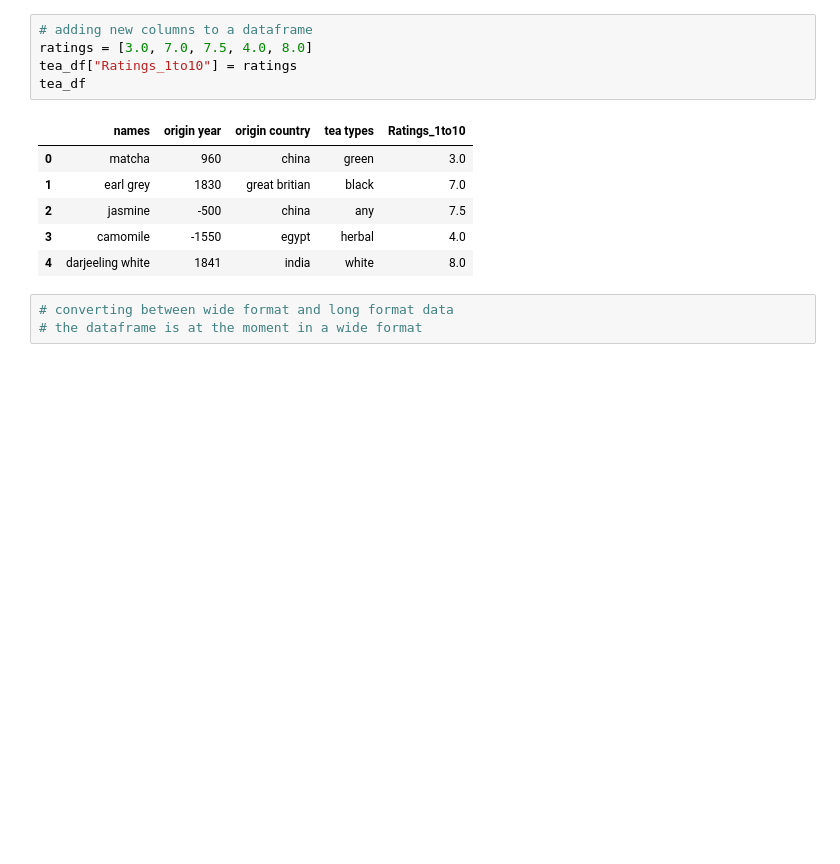
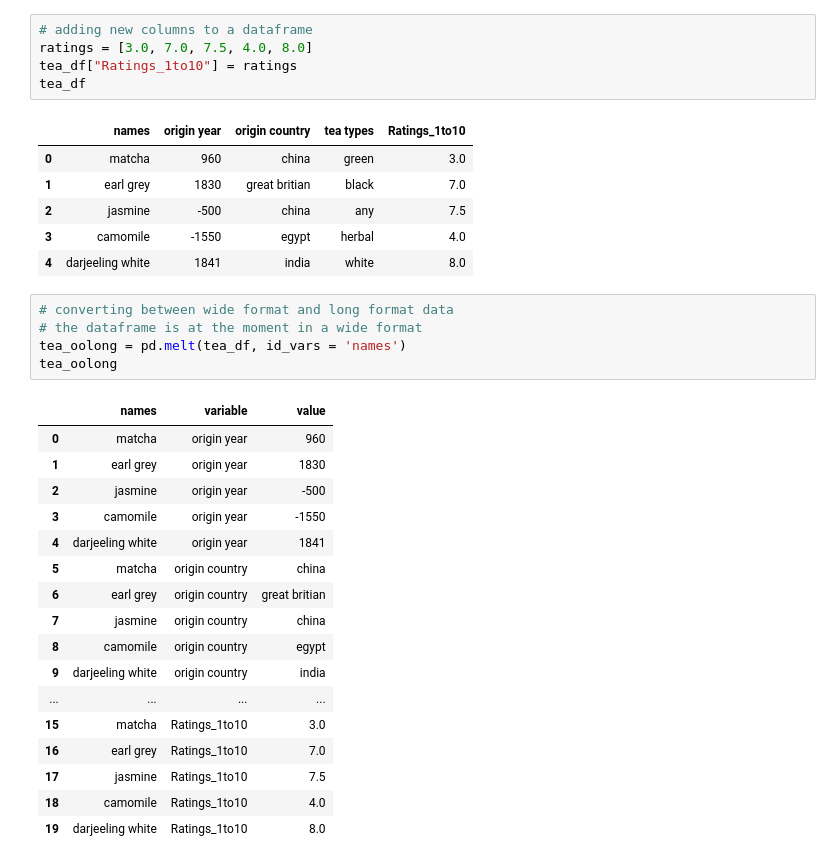
Before and after one commit to NiGitaMyrGit/experimental_psycholinguistics_2023, a Jupyter notebook: Labs/portfolio_3_consolidate_knowledge.ipynb, the cells around one changed output. Drawn from its saved outputs; the diff is of its cells as text; blank space fills up the shorter version.

```diff
--- a/Labs/portfolio_3_consolidate_knowledge.ipynb
+++ b/Labs/portfolio_3_consolidate_knowledge.ipynb
@@ -383,3 +382,23 @@ tea_df
 # %%
 # converting between wide format and long format data
 # the dataframe is at the moment in a wide format
+tea_oolong = pd.melt(tea_df, id_vars = 'names')
+tea_oolong
+# %% [output]
+|  | names | variable | value |
+| 0 | matcha | origin year | 960 |
+| 1 | earl grey | origin year | 1830 |
+| 2 | jasmine | origin year | -500 |
+| 3 | camomile | origin year | -1550 |
+| 4 | darjeeling white | origin year | 1841 |
+| 5 | matcha | origin country | china |
+| 6 | earl grey | origin country | great britian |
+| 7 | jasmine | origin country | china |
+| 8 | camomile | origin country | egypt |
+| 9 | darjeeling white | origin country | india |
+| ... | ... | ... | ... |
+| 15 | matcha | Ratings_1to10 | 3.0 |
+| 16 | earl grey | Ratings_1to10 | 7.0 |
+| 17 | jasmine | Ratings_1to10 | 7.5 |
+| 18 | camomile | Ratings_1to10 | 4.0 |
+| 19 | darjeeling white | Ratings_1to10 | 8.0 |
```
Also changed, not shown: parts of 7 cells of this notebook.
